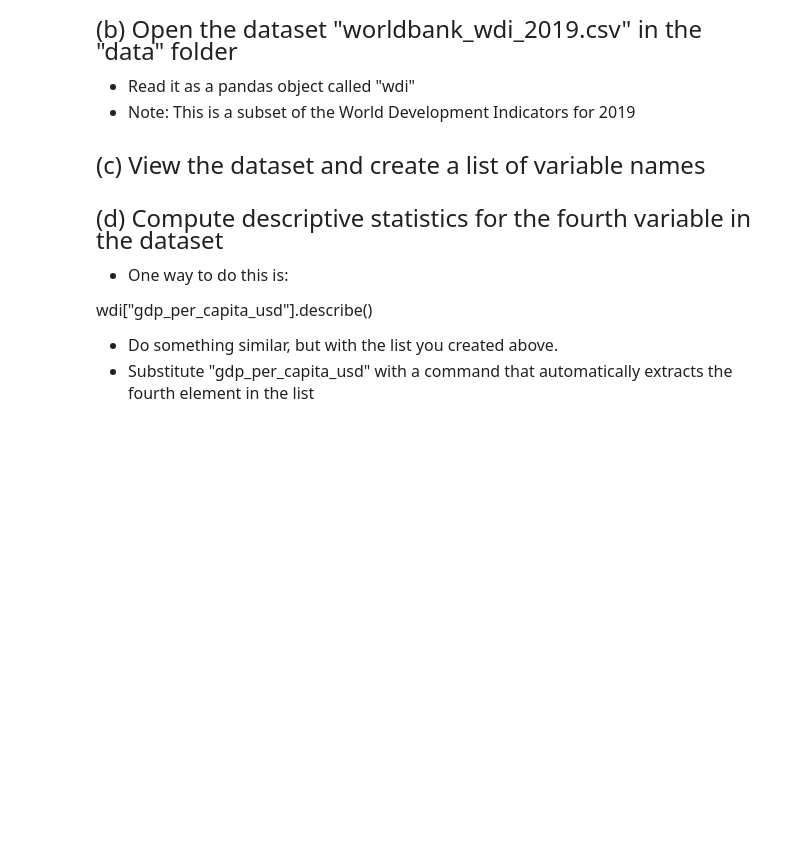
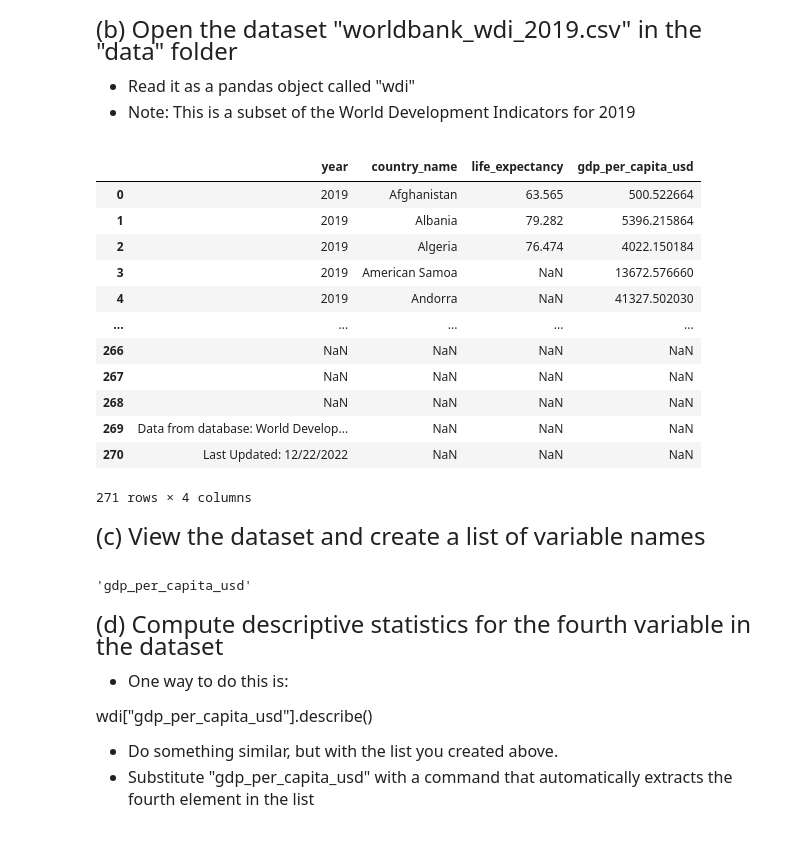
Before and after one commit to j-suave/emoryqtm151, a Jupyter notebook: Assignment 2/Assignment 2.ipynb, the cells around one changed output. Cells and saved outputs as stored; diff of their text form; code cells hidden in the pictures; blank space fills up the shorter version.

```diff
--- a/Assignment 2/Assignment 2.ipynb
+++ b/Assignment 2/Assignment 2.ipynb
@@ -21,6 +30,24 @@ Print("name")
 
 - Read it as a pandas object called "wdi"
 - Note: This is a subset of the World Development Indicators for 2019
+# %%
+import pandas as pd
+wdi = pd.read_csv('data/worldbank_wdi_2019.csv')
+wdi
+# %% [output]
+|  | year | country_name | life_expectancy | gdp_per_capita_usd |
+| 0 | 2019 | Afghanistan | 63.565 | 500.522664 |
+| 1 | 2019 | Albania | 79.282 | 5396.215864 |
+| 2 | 2019 | Algeria | 76.474 | 4022.150184 |
+| 3 | 2019 | American Samoa | NaN | 13672.576660 |
+| 4 | 2019 | Andorra | NaN | 41327.502030 |
+| ... | ... | ... | ... | ... |
+| 266 | NaN | NaN | NaN | NaN |
+| 267 | NaN | NaN | NaN | NaN |
+| 268 | NaN | NaN | NaN | NaN |
+| 269 | Data from database: World Develop... | NaN | NaN | NaN |
+| 270 | Last Updated: 12/22/2022 | NaN | NaN | NaN |
+271 rows × 4 columns
 # %% [markdown]
 <font size = "5">
 
@@ -30,6 +57,11 @@ Print("name")
 # Manually type the names of the 4 variables
 # If you're viewing the dataset from the VS-Code "Variables" tool, you'll
 # see an extra column "index". Do not include this in your list.
+
+list_varnames = ["year", "country_name", "life_expectancy", "gdp_per_capita_usd"]
+list_varnames[3]
+# %% [output]
+'gdp_per_capita_usd'
 # %% [markdown]
 <font size = "5">
 
```
Also changed, not shown: parts of 4 cells of this notebook, 2 other files.
